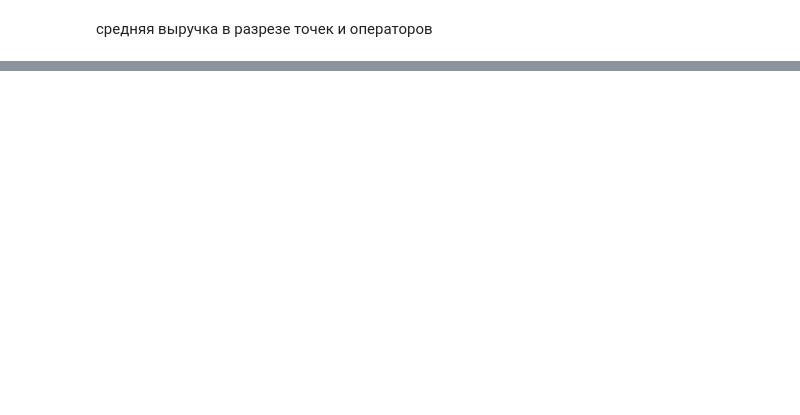
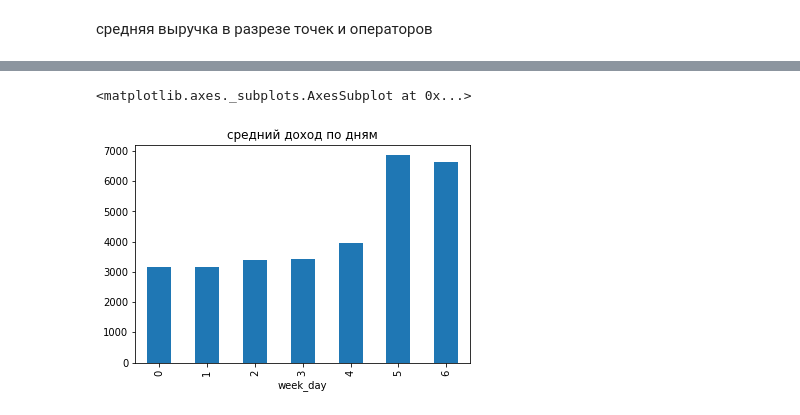
Before and after one commit to GusevMihail/shooting_gallery_analytics, a Jupyter notebook: tests.ipynb, the cells around one changed output, grey strips where cells are left out. Saved outputs shown, nothing was run; the diff lists cells and outputs as text; code cells hidden in the pictures; blank space fills up the shorter version.

Commit message:
фильтрация нужных для анализа колонок. Добавлен колонка с номером дня недели. Категоризированы колонки с названеим точки и именем оператора.
Эксперименты с визализацией распределения данных.

```diff
--- a/tests.ipynb
+++ b/tests.ipynb
@@ -84,0 +215,20 @@ df.groupby(['store', 'm_user'])['income'].mean()
+# %%
+columns_to_research = ('income','day', 'month', 'year', 'store', 'm_user', 'm_small_toys', 'm_medium_toys', 'm_big_toys',
+                        'm_bolls', 'm_pellet', 'm_candis', 'm_mood', 'm_power_reserve', 'm_plan')
+# %%
+# оставляем только нужные колонки
+df = df.reindex(columns=columns_to_research)
+# %%
+# конвертируем колонки в категории
+df.store = pd.Categorical(df.store)
+df.m_user = pd.Categorical(df.m_user)
+# %%
+from datetime import datetime
+df = df.reset_index()
+df['week_day'] = df['date'].apply(lambda x: x.weekday())
+df = df.set_index(['date'])
+# %%
+df.groupby(['week_day']).income.mean().plot(kind='bar', title='средний доход по дням')
+# %% [output]
+<matplotlib.axes._subplots.AxesSubplot at 0x...>
+[figure, added]
```
Also changed, not shown: parts of 29 cells of this notebook, 1 other file.
